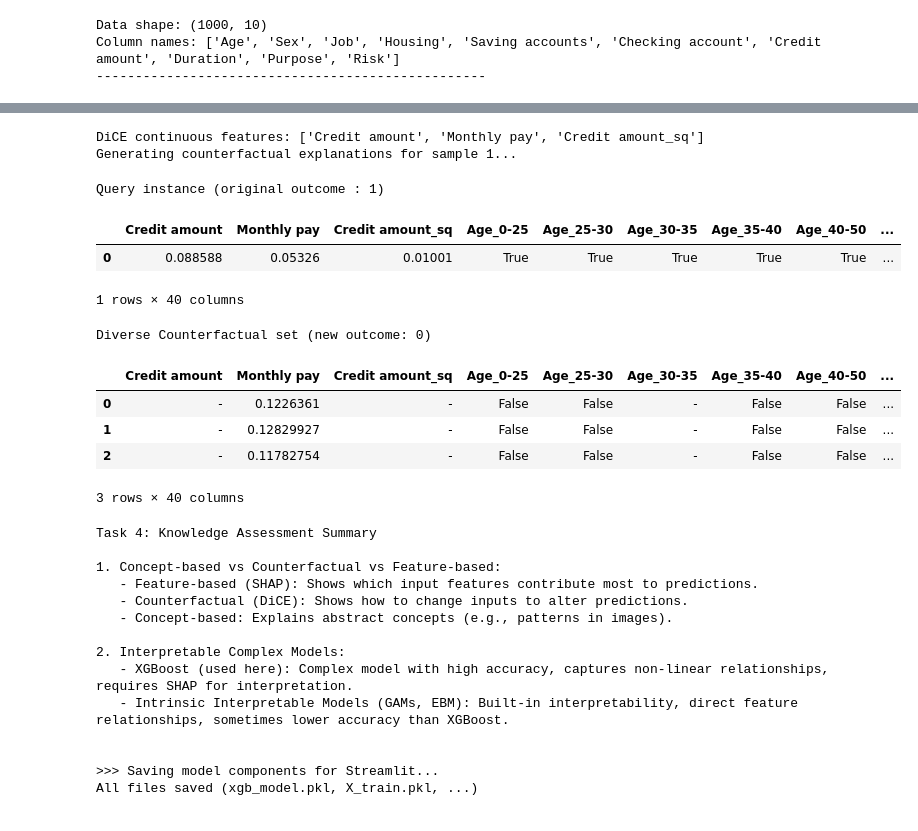
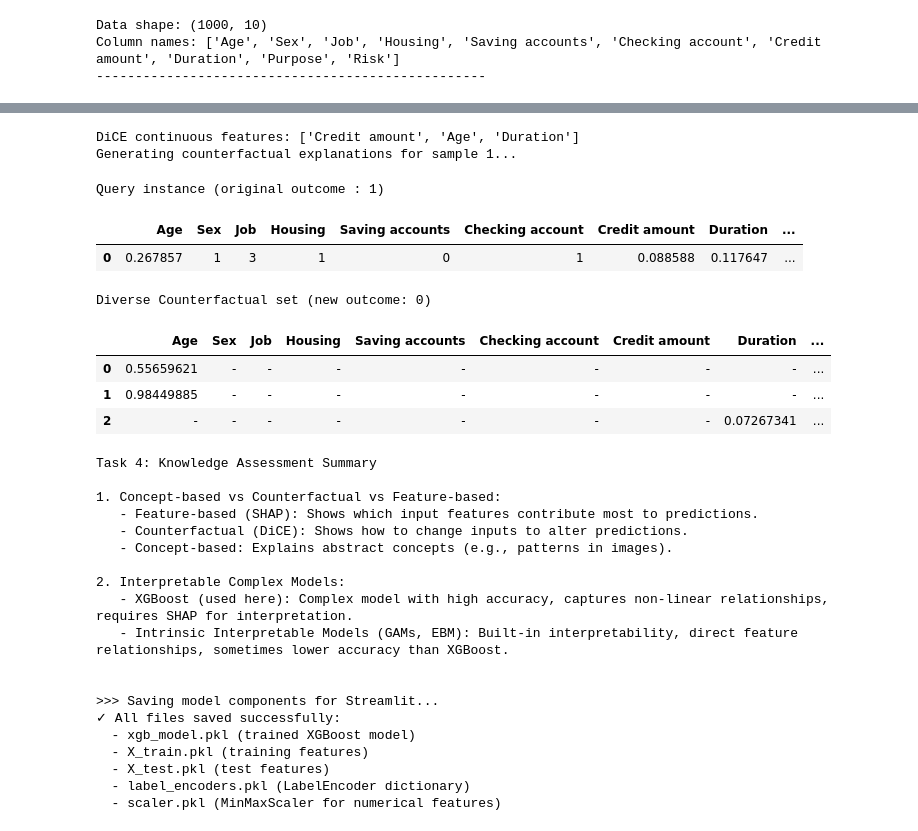
Before and after one commit to JianHengHin0831/alternative-assessment, a Jupyter notebook: assignment.ipynb, the cells around one changed output, grey strips where cells are left out. Saved outputs shown, nothing was run; the diff lists cells and outputs as text; code cells hidden in the pictures.

```diff
--- a/assignment.ipynb
+++ b/assignment.ipynb
@@ -145,17 +168,5 @@ Feature engineering completed!
 # %%
-# 4. Feature Engineering & Data Splitting
-categorical_cols = df.select_dtypes(include=['object']).columns.tolist()
-label_encoders = {}
-
-df_encoded = df.copy()
-for col in categorical_cols:
-    le = LabelEncoder()
-    df_encoded[col] = le.fit_transform(df[col])
-    label_encoders[col] = le
-
-X = df_encoded.drop('Risk', axis=1)
-y = df_encoded['Risk']
-
+# 4. Model Training Preparation & Data Splitting
 print(">>> Step 2. Performing Data Splitting (60% Train, 20% Val, 20% Test)...")
 
 X_temp, X_test, y_temp, y_test = train_test_split(
@@ -174,5 +185,6 @@ count_0 = (y_train == 0).sum()
 count_1 = (y_train == 1).sum()
 weight_ratio = count_0 / count_1
 print(f"   Auto-calculated scale_pos_weight: {weight_ratio:.2f}")
+print(f"   Label encoders available: {list(label_encoders.keys())}")
 # %% [output]
 >>> Step 2. Performing Data Splitting (60% Train, 20% Val, 20% Test)...
@@ -397,53 +410,50 @@ class ModelWrapper:
 
 wrapped_model = ModelWrapper(best_model)
 
-continuous_features = ['Credit amount', 'Monthly pay', 'Credit amount_sq', 'Installment rate']
+# Only original numerical features are available
+continuous_features = ['Credit amount', 'Age', 'Duration']
 continuous_features = [col for col in continuous_features if col in df_encoded.columns]
 
 print(f"DiCE continuous features: {continuous_features}")
 
 d = dice_ml.Data(
     dataframe=df_encoded,
     continuous_features=continuous_features,
     outcome_name='Risk'
 )
 
 m = dice_ml.Model(model=wrapped_model, backend="sklearn")
 exp_dice = dice_ml.Dice(d, m, method="random")
 
-features_to_vary = ['Credit amount', 'Monthly pay']
-
-if 'Installment rate' in df_encoded.columns:
-    features_to_vary.append('Installment rate')
+# Only vary features that exist in the training data
+features_to_vary = ['Credit amount', 'Age', 'Duration']
 
 if len(bad_indices) > 0:
     query_instance = X_test.iloc[[target_idx]]
 
     print(f"Generating counterfactual explanations for sample {target_idx}...")
 
     dice_result = exp_dice.generate_counterfactuals(
         query_instance,
         total_CFs=3,
         desired_class="opposite",
         features_to_vary=features_to_vary
     )
 
     dice_result.visualize_as_dataframe(show_only_changes=True)
 else:
     print("No Bad Credit samples found. Skipping DiCE generation.")
 # %% [output]
-DiCE continuous features: ['Credit amount', 'Monthly pay', 'Credit amount_sq']
+DiCE continuous features: ['Credit amount', 'Age', 'Duration']
 Generating counterfactual explanations for sample 1...
 Query instance (original outcome : 1)
-|  | Credit amount | Monthly pay | Credit amount_sq | Age_0-25 | Age_25-30 | Age_30-35 | Age_35-40 | Age_40-50 | ... |
-| 0 | 0.088588 | 0.05326 | 0.01001 | True | True | True | True | True | ... |
+|  | Age | Sex | Job | Housing | Saving accounts | Checking account | Credit amount | Duration | ... |
+| 0 | 0.267857 | 1 | 3 | 1 | 0 | 1 | 0.088588 | 0.117647 | ... |
-1 rows × 40 columns
+Diverse Counterfactual set (new outcome: 0)
-Diverse Counterfactual set (new outcome: 0)
-|  | Credit amount | Monthly pay | Credit amount_sq | Age_0-25 | Age_25-30 | Age_30-35 | Age_35-40 | Age_40-50 | ... |
-| 0 | - | 0.1226361 | - | False | False | - | False | False | ... |
-| 1 | - | 0.12829927 | - | False | False | - | False | False | ... |
-| 2 | - | 0.11782754 | - | False | False | - | False | False | ... |
+|  | Age | Sex | Job | Housing | Saving accounts | Checking account | Credit amount | Duration | ... |
+| 0 | 0.55659621 | - | - | - | - | - | - | - | ... |
+| 1 | 0.98449885 | - | - | - | - | - | - | - | ... |
+| 2 | - | - | - | - | - | - | - | 0.07267341 | ... |
-3 rows × 40 columns
 # %%
 # 9. Task 4: Knowledge Summary
 print("Task 4: Knowledge Assessment Summary")
@@ -463,8 +473,14 @@ print("\n>>> Saving model components for Streamlit...")
 joblib.dump(best_model, 'xgb_model.pkl')
 joblib.dump(X_train, 'X_train.pkl')
 joblib.dump(X_test, 'X_test.pkl')
-joblib.dump(label_encoders, 'encoders.pkl')
-print("All files saved (xgb_model.pkl, X_train.pkl, ...)")
+joblib.dump(label_encoders, 'label_encoders.pkl')
+joblib.dump(scaler, 'scaler.pkl')
+print("✓ All files saved successfully:")
+print("  - xgb_model.pkl (trained XGBoost model)")
+print("  - X_train.pkl (training features)")
+print("  - X_test.pkl (test features)")
+print("  - label_encoders.pkl (LabelEncoder dictionary)")
+print("  - scaler.pkl (MinMaxScaler for numerical features)")
 # %% [output]
 Task 4: Knowledge Assessment Summary
 
@@ -479,4 +495,9 @@ Task 4: Knowledge Assessment Summary
 
 
 >>> Saving model components for Streamlit...
-All files saved (xgb_model.pkl, X_train.pkl, ...)
+✓ All files saved successfully:
+  - xgb_model.pkl (trained XGBoost model)
+  - X_train.pkl (training features)
+  - X_test.pkl (test features)
+  - label_encoders.pkl (LabelEncoder dictionary)
+  - scaler.pkl (MinMaxScaler for numerical features)
```
Also changed, not shown: parts of 7 cells of this notebook, 6 other files.
